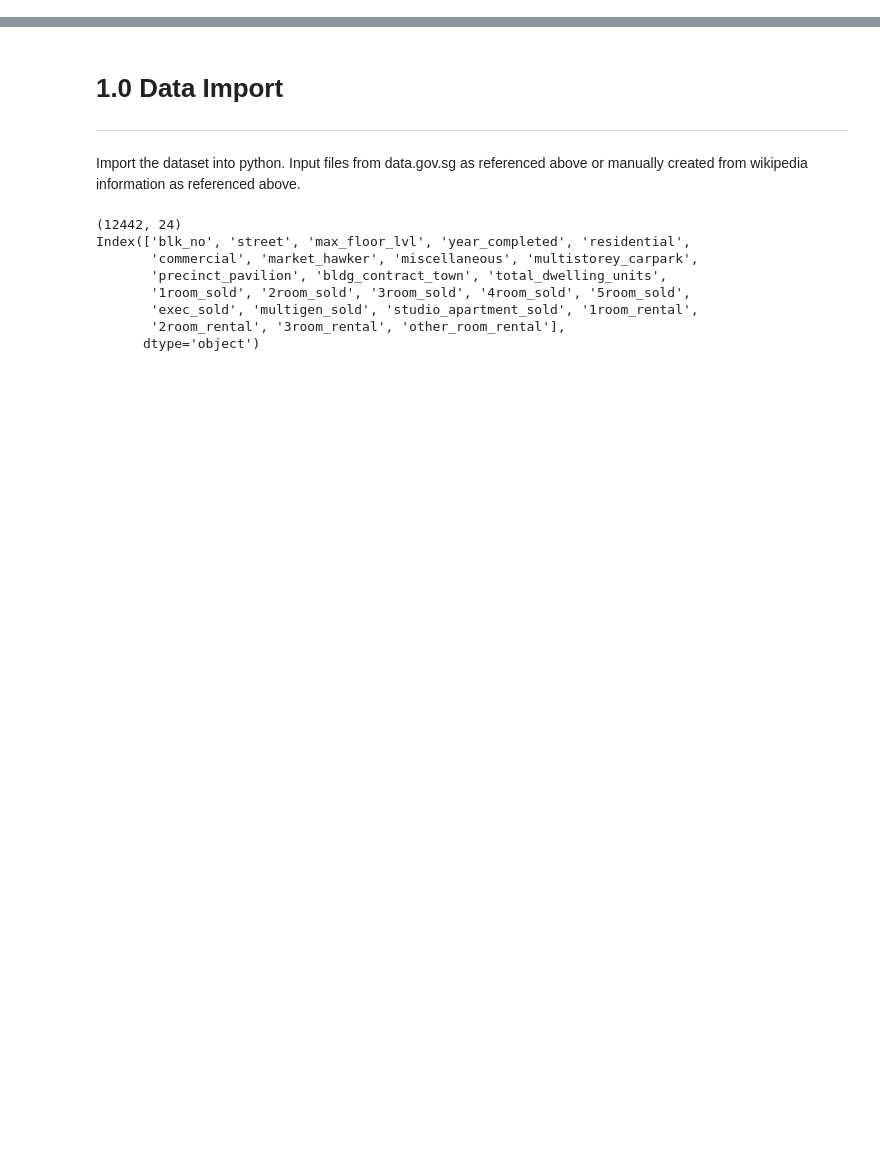
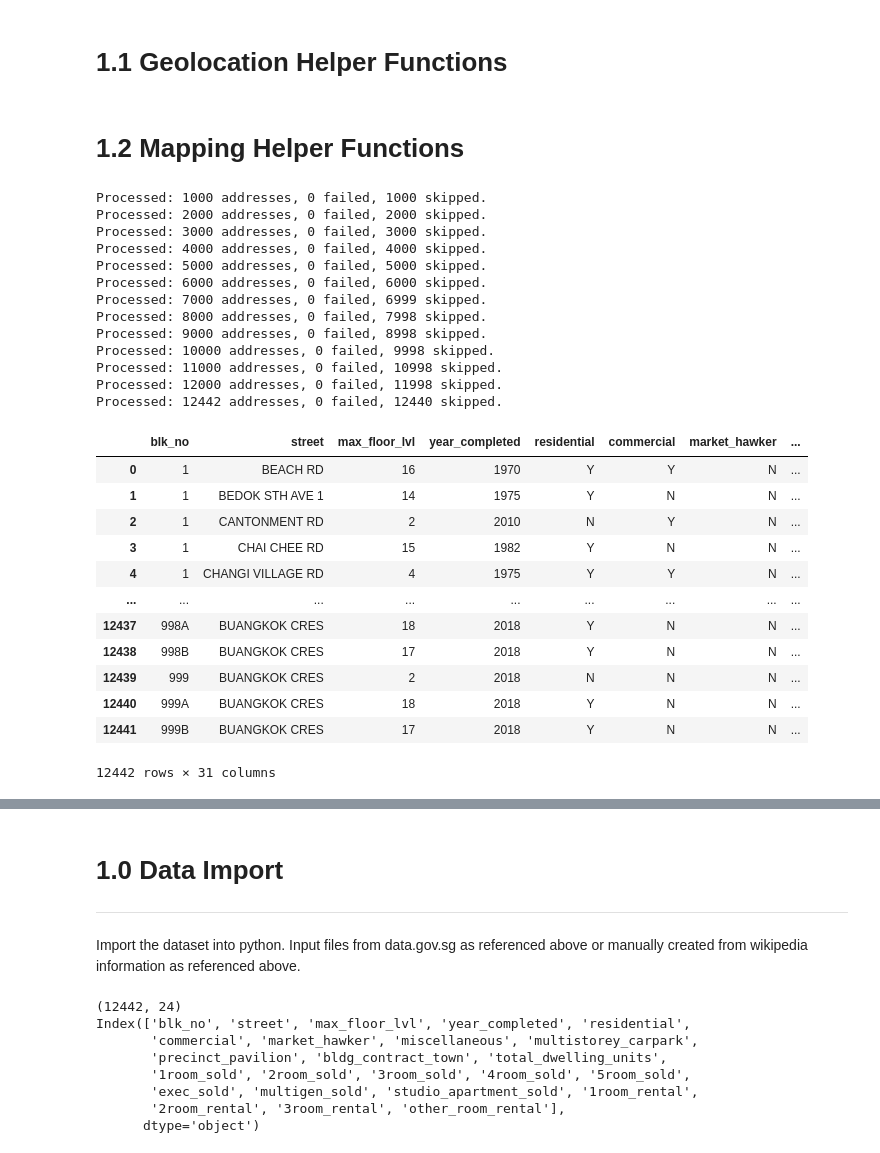
Before and after one commit to ElangSetiawan/sg-hdb-resale, a Jupyter notebook: notebooks/Elang-SG-HDB-Resale-EDA.ipynb, the cells around one changed output, grey strips where cells are left out. Cells and saved outputs as stored; diff of their text form; code cells hidden in the pictures; blank space fills up the shorter version.

```diff
--- a/notebooks/Elang-SG-HDB-Resale-EDA.ipynb
+++ b/notebooks/Elang-SG-HDB-Resale-EDA.ipynb
@@ -91,3 +101,5 @@ sns.set_style('ticks')
 pd.set_option('display.max_columns', None)
 
 %matplotlib inline
+# %% [markdown]
+# 1.1 Geolocation Helper Functions
@@ -93,0 +226,2 @@ pd.set_option('display.max_columns', None)
+# %% [markdown]
+# 1.2 Mapping Helper Functions
@@ -93,0 +280,34 @@ pd.set_option('display.max_columns', None)
+# %%
+df_info = df_raw_property_info.copy()
+df_info['address'] = df_info['blk_no'] + ' ' + df_info['street']
+print(f'Processing {len(df_info)} rows.')
+finder = get_location(overwrite=False, verbose=True, maxrows=len(df_info))
+df_info = finder.fit_transform(df_info)
+df_info.head(len(df_info))
+# %% [output]
+Processed: 1000 addresses, 0 failed, 1000 skipped.
+Processed: 2000 addresses, 0 failed, 2000 skipped.
+Processed: 3000 addresses, 0 failed, 3000 skipped.
+Processed: 4000 addresses, 0 failed, 4000 skipped.
+Processed: 5000 addresses, 0 failed, 5000 skipped.
+Processed: 6000 addresses, 0 failed, 6000 skipped.
+Processed: 7000 addresses, 0 failed, 6999 skipped.
+Processed: 8000 addresses, 0 failed, 7998 skipped.
+Processed: 9000 addresses, 0 failed, 8998 skipped.
+Processed: 10000 addresses, 0 failed, 9998 skipped.
+Processed: 11000 addresses, 0 failed, 10998 skipped.
+Processed: 12000 addresses, 0 failed, 11998 skipped.
+Processed: 12442 addresses, 0 failed, 12440 skipped.
+|  | blk_no | street | max_floor_lvl | year_completed | residential | commercial | market_hawker | ... |
+| 0 | 1 | BEACH RD | 16 | 1970 | Y | Y | N | ... |
+| 1 | 1 | BEDOK STH AVE 1 | 14 | 1975 | Y | N | N | ... |
+| 2 | 1 | CANTONMENT RD | 2 | 2010 | N | Y | N | ... |
+| 3 | 1 | CHAI CHEE RD | 15 | 1982 | Y | N | N | ... |
+| 4 | 1 | CHANGI VILLAGE RD | 4 | 1975 | Y | Y | N | ... |
+| ... | ... | ... | ... | ... | ... | ... | ... | ... |
+| 12437 | 998A | BUANGKOK CRES | 18 | 2018 | Y | N | N | ... |
+| 12438 | 998B | BUANGKOK CRES | 17 | 2018 | Y | N | N | ... |
+| 12439 | 999 | BUANGKOK CRES | 2 | 2018 | N | N | N | ... |
+| 12440 | 999A | BUANGKOK CRES | 18 | 2018 | Y | N | N | ... |
+| 12441 | 999B | BUANGKOK CRES | 17 | 2018 | Y | N | N | ... |
+12442 rows × 31 columns
```
Also changed, not shown: parts of 41 cells of this notebook, 5 other files.
